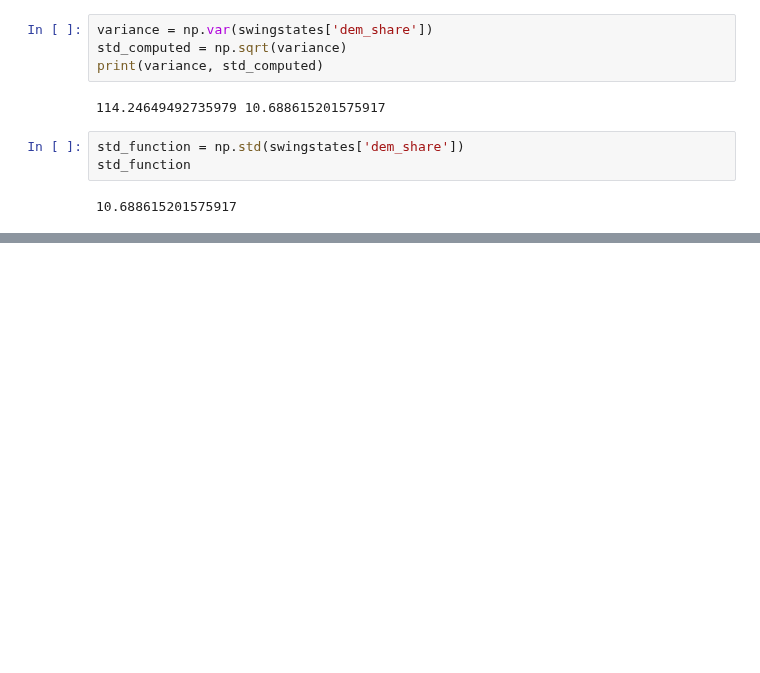
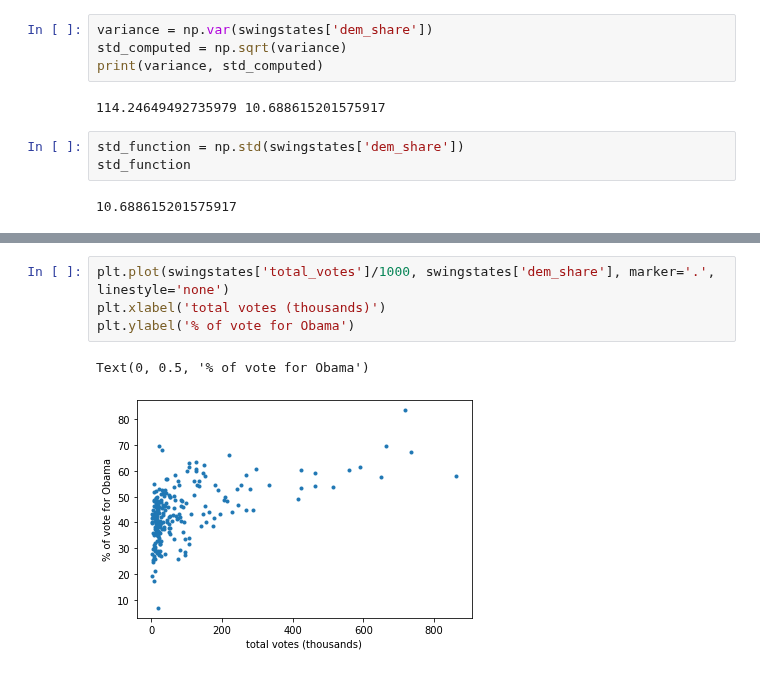
Before and after one commit to afminmax/DC-Data-Scientist-Lessons, a Jupyter notebook: 16-Statistics-With-Python-1/python-stats-1.ipynb, the cells around one changed output, grey strips where cells are left out. Drawn from its saved outputs; the diff is of its cells as text; blank space fills up the shorter version.

```diff
--- a/16-Statistics-With-Python-1/python-stats-1.ipynb
+++ b/16-Statistics-With-Python-1/python-stats-1.ipynb
@@ -134,0 +148,7 @@ std_function
+# %%
+plt.plot(swingstates['total_votes']/1000, swingstates['dem_share'], marker='.', linestyle='none')
+plt.xlabel('total votes (thousands)')
+plt.ylabel('% of vote for Obama')
+# %% [output]
+Text(0, 0.5, '% of vote for Obama')
+[figure, added]
```
Also changed, not shown: parts of 6 cells of this notebook.
